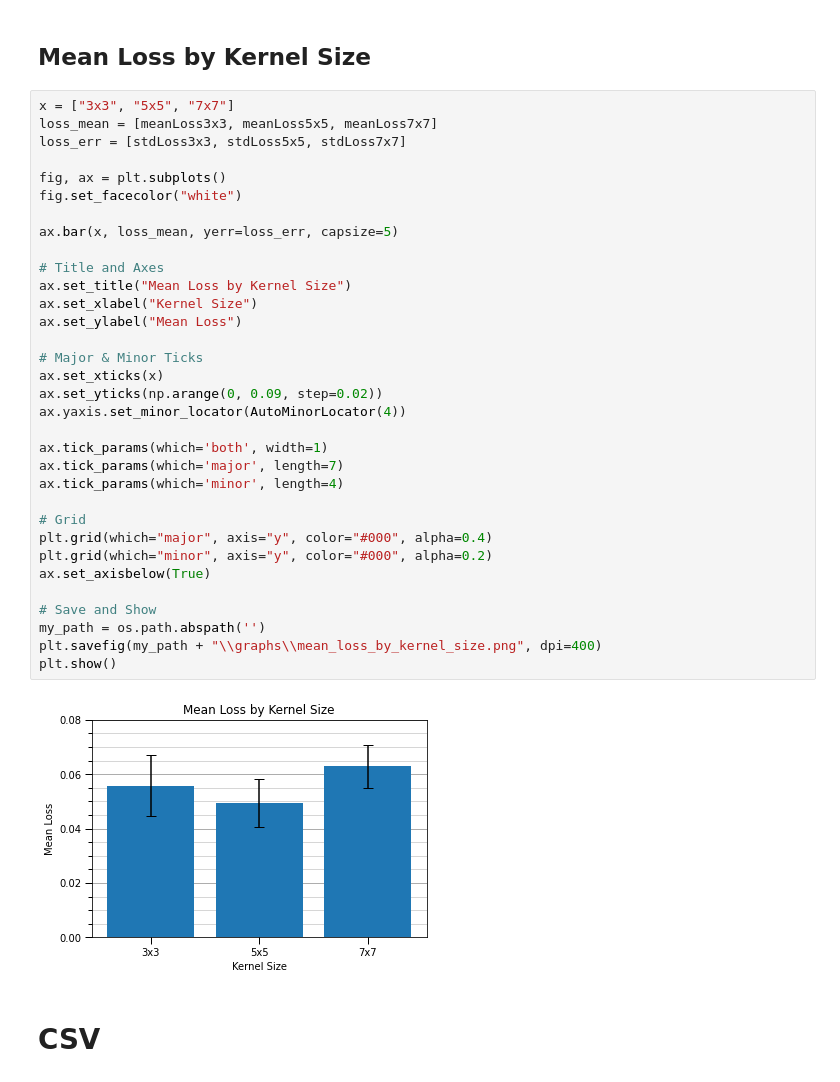
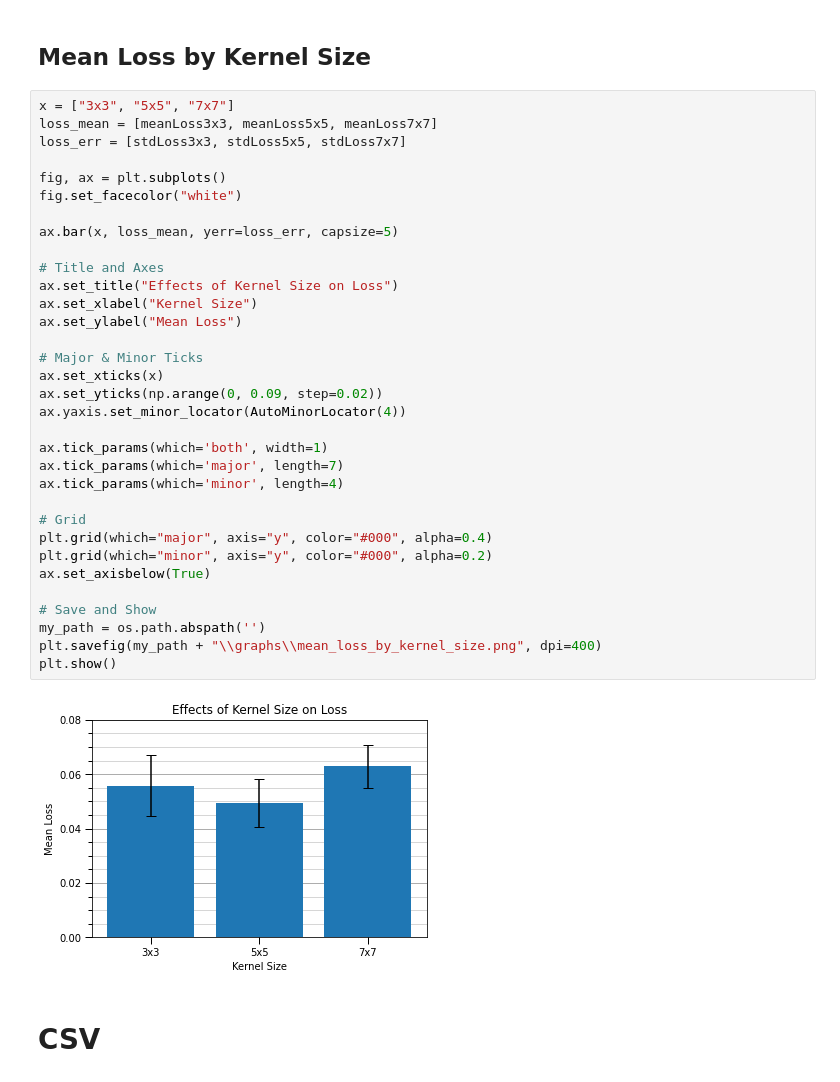
Before and after one commit to TheoryBreeze/cnn-overfitting-research, a Jupyter notebook: data_analysis/data_analysis.ipynb, the cells around one changed output. Cells and saved outputs as stored; diff of their text form.

```diff
--- a/data_analysis/data_analysis.ipynb
+++ b/data_analysis/data_analysis.ipynb
@@ -114,35 +114,35 @@ loss_mean = [meanLoss3x3, meanLoss5x5, meanLoss7x7]
 loss_err = [stdLoss3x3, stdLoss5x5, stdLoss7x7]
 
 fig, ax = plt.subplots()
 fig.set_facecolor("white")
 
 ax.bar(x, loss_mean, yerr=loss_err, capsize=5)
 
 # Title and Axes
-ax.set_title("Mean Loss by Kernel Size")
+ax.set_title("Effects of Kernel Size on Loss")
 ax.set_xlabel("Kernel Size")
 ax.set_ylabel("Mean Loss")
 
 # Major & Minor Ticks
 ax.set_xticks(x)
 ax.set_yticks(np.arange(0, 0.09, step=0.02))
 ax.yaxis.set_minor_locator(AutoMinorLocator(4))
 
 ax.tick_params(which='both', width=1)
 ax.tick_params(which='major', length=7)
 ax.tick_params(which='minor', length=4)
 
 # Grid
 plt.grid(which="major", axis="y", color="#000", alpha=0.4)
 plt.grid(which="minor", axis="y", color="#000", alpha=0.2)
 ax.set_axisbelow(True)
 
 # Save and Show
 my_path = os.path.abspath('')
 plt.savefig(my_path + "\\graphs\\mean_loss_by_kernel_size.png", dpi=400)
 plt.show()
 # %% [output]
-[figure, old version]
+[figure, new version]
 # %% [markdown]
 # CSV
 # %%
```
Also changed, not shown: parts of 3 cells of this notebook, 13 other files.
